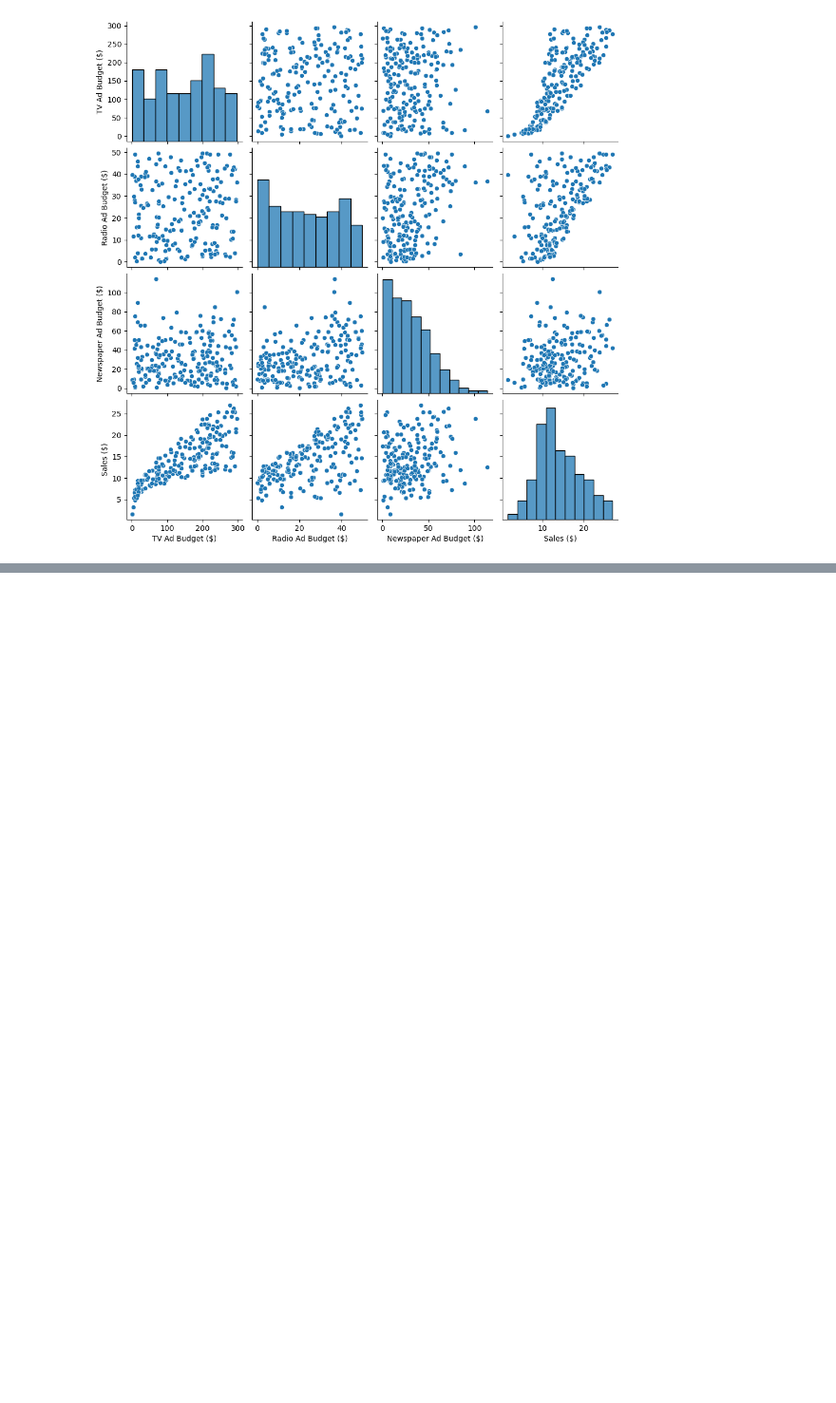
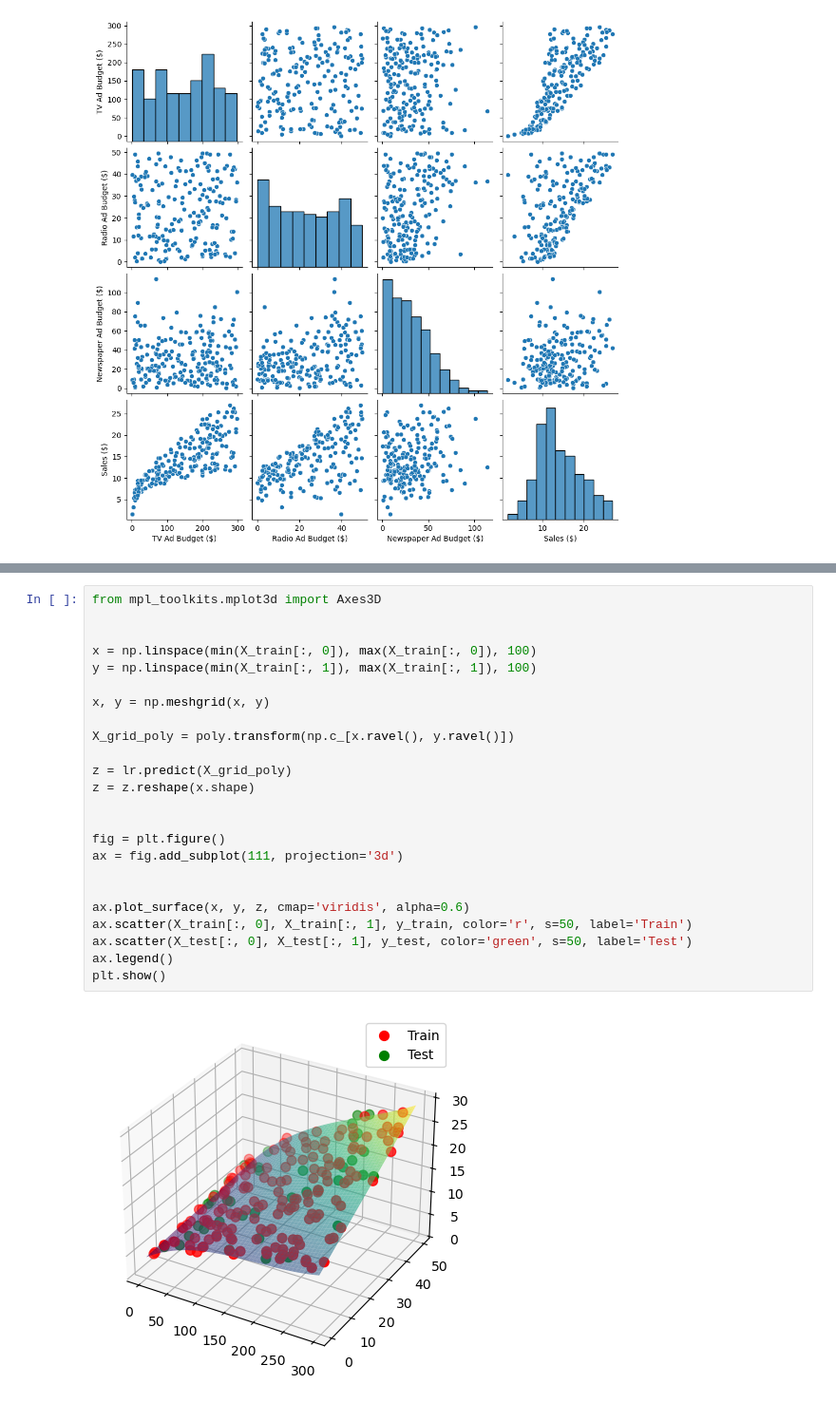
Before and after one commit to Fonocol/Machine-Learning-Project, a Jupyter notebook: notbooks/regression.ipynb, the cells around one changed output, grey strips where cells are left out. Shown: that part at 95% size. Drawn from its saved outputs; the diff is of its cells as text; blank space fills up the shorter version.

```diff
--- a/notbooks/regression.ipynb
+++ b/notbooks/regression.ipynb
@@ -47,0 +259,26 @@ sns.pairplot(sales)
+# %%
+from mpl_toolkits.mplot3d import Axes3D
+
+
+x = np.linspace(min(X_train[:, 0]), max(X_train[:, 0]), 100)
+y = np.linspace(min(X_train[:, 1]), max(X_train[:, 1]), 100)
+
+x, y = np.meshgrid(x, y)
+
+X_grid_poly = poly.transform(np.c_[x.ravel(), y.ravel()])
+
+z = lr.predict(X_grid_poly)
+z = z.reshape(x.shape)
+
+
+fig = plt.figure()
+ax = fig.add_subplot(111, projection='3d')
+
+
+ax.plot_surface(x, y, z, cmap='viridis', alpha=0.6)
+ax.scatter(X_train[:, 0], X_train[:, 1], y_train, color='r', s=50, label='Train')
+ax.scatter(X_test[:, 0], X_test[:, 1], y_test, color='green', s=50, label='Test')
+ax.legend()
+plt.show()
+# %% [output]
+[figure, added]
```
Also changed, not shown: parts of 25 cells of this notebook, 17 other files.
